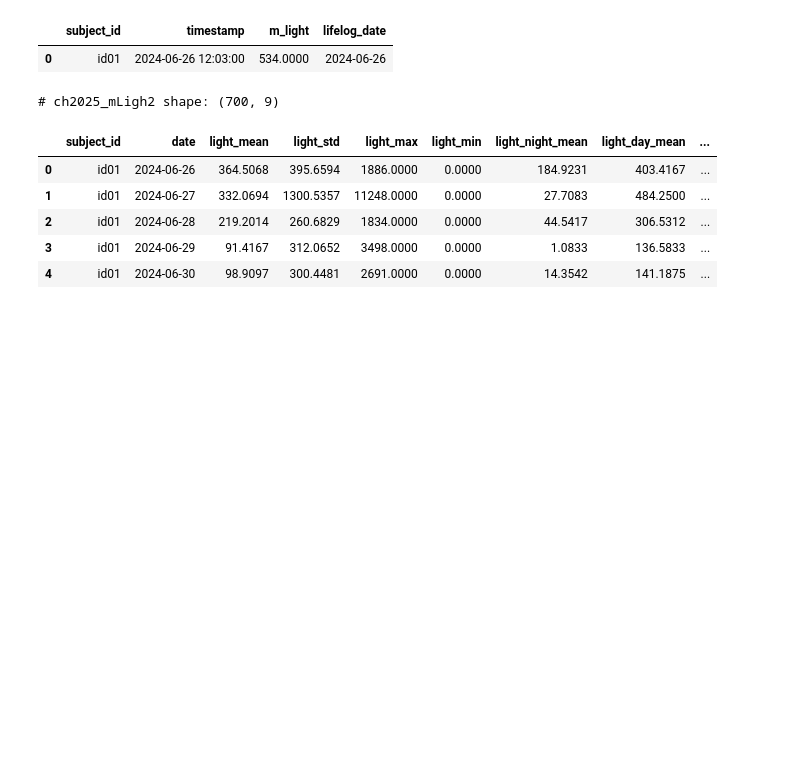
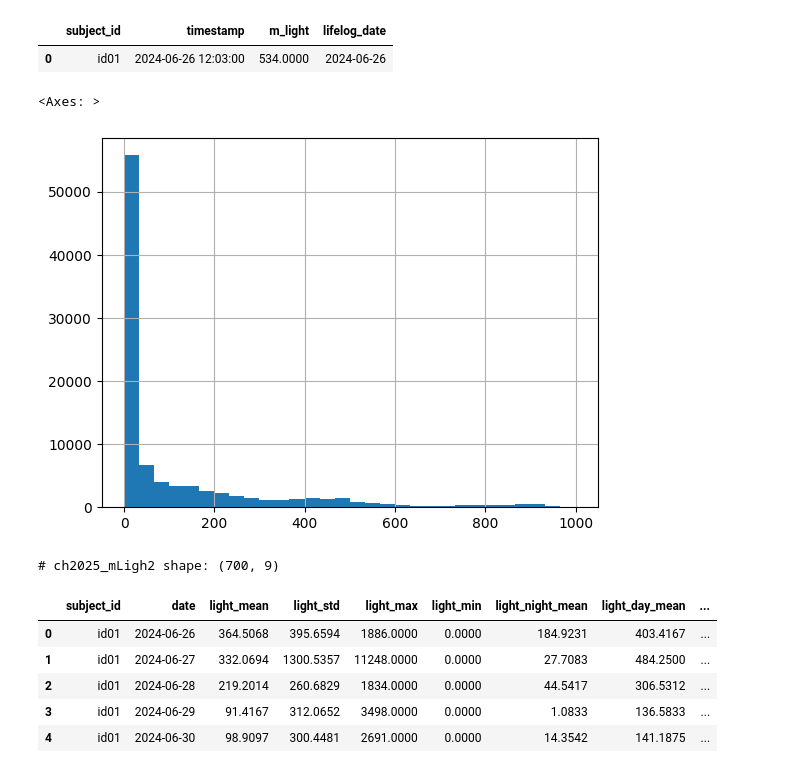
Before and after one commit to jacobgreen4477/Construction-Equipment-Oil-Condition-Classification-AI-Competition, a Jupyter notebook: ETRI_v1_0_0.ipynb, the cells around one changed output. Saved outputs shown, nothing was run; the diff lists cells and outputs as text; code cells hidden in the pictures; blank space fills up the shorter version.

```diff
--- a/ETRI_v1_0_0.ipynb
+++ b/ETRI_v1_0_0.ipynb
@@ -808,6 +816,11 @@ ch2025_mLight.head(1)
 # %% [output]
 |  | subject_id | timestamp | m_light | lifelog_date |
 | 0 | id01 | 2024-06-26 12:03:00 | 534.0000 | 2024-06-26 |
+# %%
+ch2025_mLight.loc[ch2025_mLight['m_light']<1000,'m_light'].hist(bins=30)
+# %% [output]
+<Axes: >
+[figure, added]
 # %%
 def process_mLight(df):
     df = df.copy()
```
Also changed, not shown: parts of 2 cells of this notebook.
